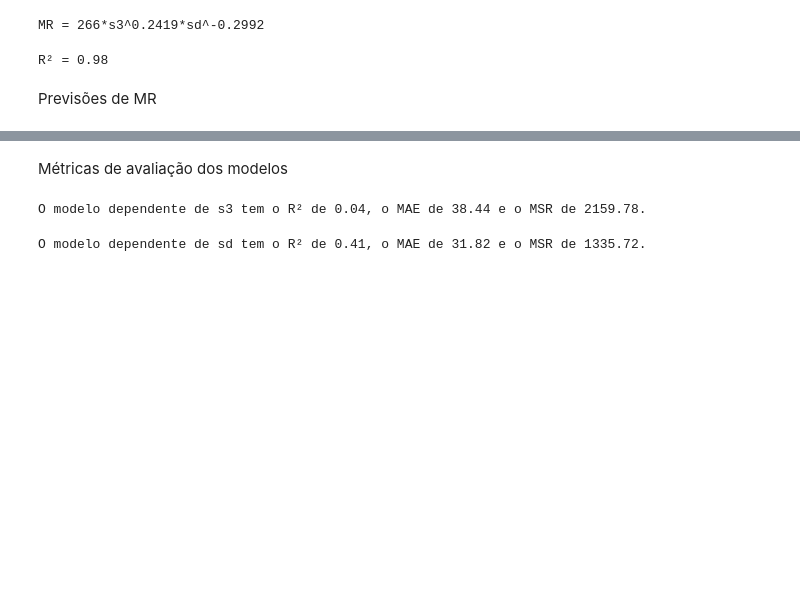
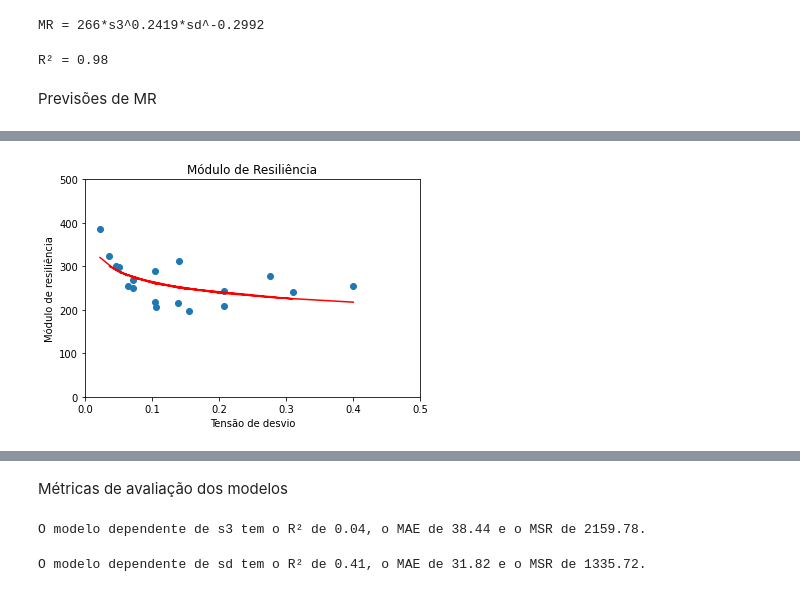
Before and after one commit to andrade-lcs/medina, a Jupyter notebook: Planilha_MR_dashborad_v01.ipynb, the cells around one changed output, grey strips where cells are left out. Drawn from its saved outputs; the diff is of its cells as text; code cells hidden in the pictures; blank space fills up the shorter version.

```diff
--- a/Planilha_MR_dashborad_v01.ipynb
+++ b/Planilha_MR_dashborad_v01.ipynb
@@ -246,0 +274,18 @@ df['mr_comp_cal'] = mr_comp_list
+# %%
+fig_sd = plt.figure()
+x = df.filter(items=['sd (Mpa)'])
+y = df.filter(items=['MR (Mpa)'])
+y_pre = df.filter(items=['mr_sd_cal'])
+plt.scatter(x, y, vmin=100)
+plt.plot(x, y_pre, color='red')
+plt.title('Módulo de Resiliência')
+plt.xlabel('Tensão de desvio')
+plt.ylabel('Módulo de resiliência')
+plt.xlim(0, 0.5)
+plt.ylim(0, 500)
+fig_sd_px = px.scatter(df, x='sd (Mpa)', y='MR (Mpa)', labels={'MR (Mpa)':'MR (Mpa)'},
+                        log_x=False, log_y=True,
+                        range_x=None, range_y=[100, 1000],
+                        title='Módulo de resiliêcia x Invariante de tensões')
+# %% [output]
+[figure, added]
```
Also changed, not shown: parts of 15 cells of this notebook, 2 other files.
